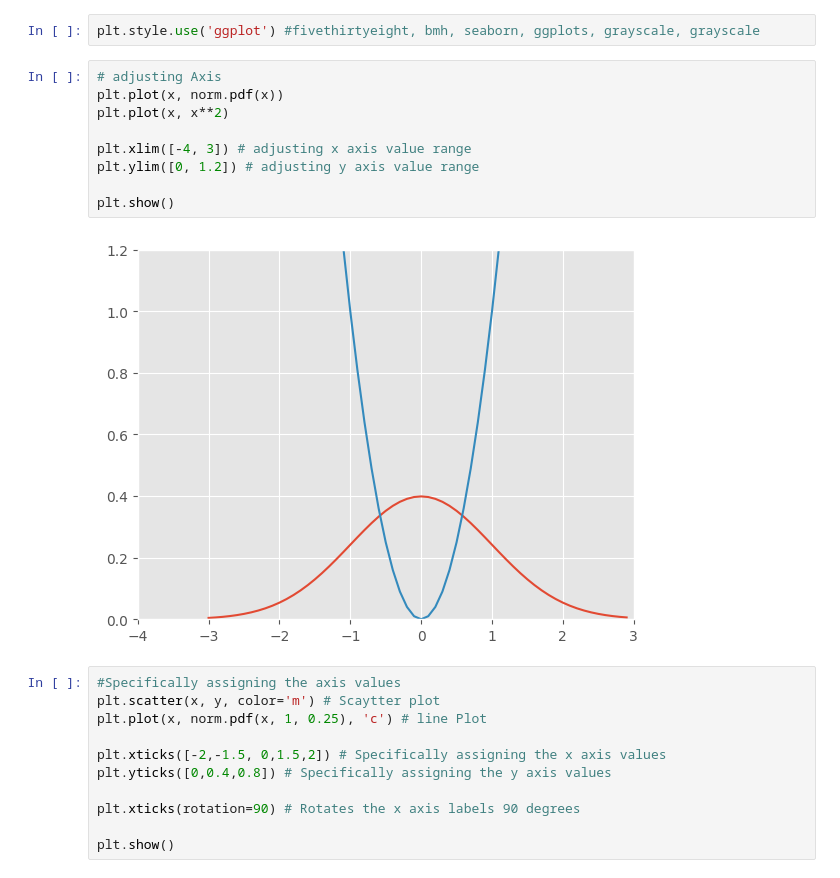
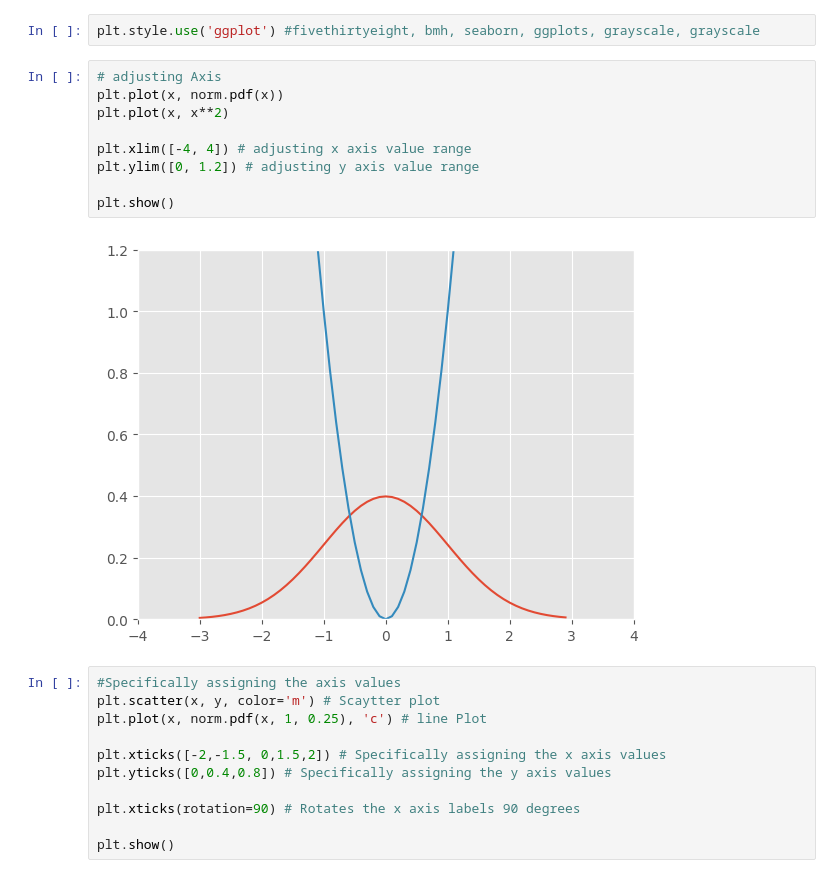
Before and after one commit to 1sumer/Python, a Jupyter notebook: Visualization/Matplotlib.ipynb, the cells around one changed output. Saved outputs shown, nothing was run; the diff lists cells and outputs as text.

```diff
--- a/Visualization/Matplotlib.ipynb
+++ b/Visualization/Matplotlib.ipynb
@@ -85,14 +107,14 @@ plt.style.use('ggplot') #fivethirtyeight, bmh, seaborn, ggplots, grayscale, gray
 # %%
 # adjusting Axis
 plt.plot(x, norm.pdf(x))
 plt.plot(x, x**2)
 
-plt.xlim([-4, 3]) # adjusting x axis value range
+plt.xlim([-4, 4]) # adjusting x axis value range
 plt.ylim([0, 1.2]) # adjusting y axis value range
 
 plt.show()
 # %% [output]
-[figure, old version]
+[figure, new version]
 # %%
 #Specifically assigning the axis values
 plt.scatter(x, y, color='m') # Scaytter plot
```
Also changed, not shown: parts of 12 cells of this notebook, 3 other files.
